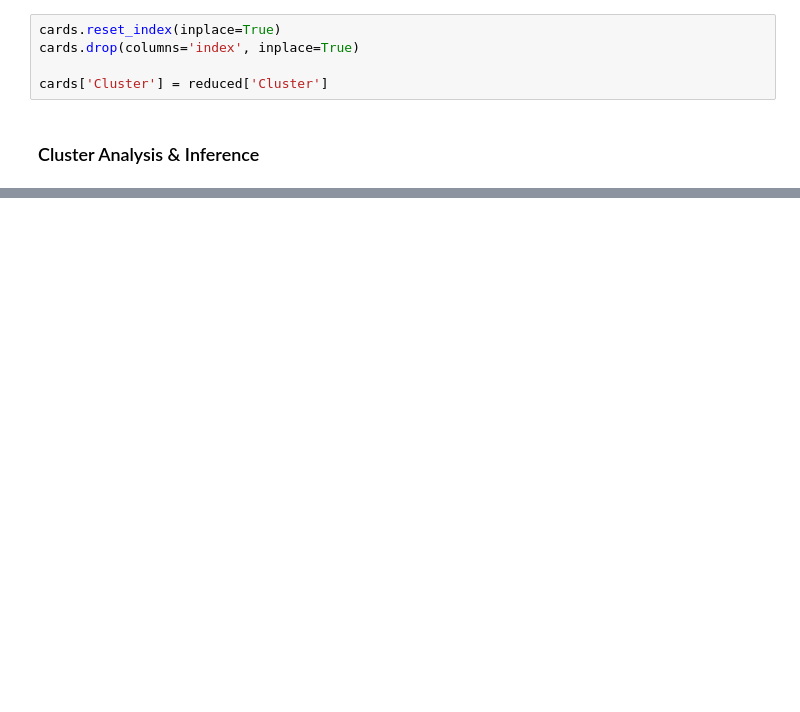
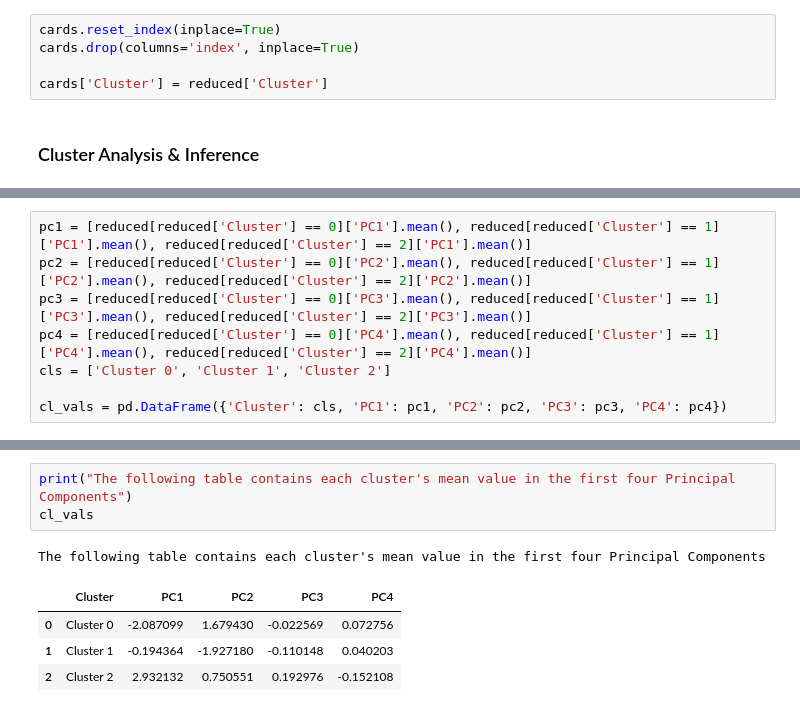
Before and after one commit to Kamsi01/customer-segmentation, a Jupyter notebook: customer segmentation.ipynb, the cells around one changed output, grey strips where cells are left out. Drawn from its saved outputs; the diff is of its cells as text; blank space fills up the shorter version.

```diff
--- a/customer segmentation.ipynb
+++ b/customer segmentation.ipynb
@@ -672,0 +723,8 @@ At this point, all we've done is determine that there are three groups of custom
+# %%
+pc1 = [reduced[reduced['Cluster'] == 0]['PC1'].mean(), reduced[reduced['Cluster'] == 1]['PC1'].mean(), reduced[reduced['Cluster'] == 2]['PC1'].mean()]
+pc2 = [reduced[reduced['Cluster'] == 0]['PC2'].mean(), reduced[reduced['Cluster'] == 1]['PC2'].mean(), reduced[reduced['Cluster'] == 2]['PC2'].mean()]
+pc3 = [reduced[reduced['Cluster'] == 0]['PC3'].mean(), reduced[reduced['Cluster'] == 1]['PC3'].mean(), reduced[reduced['Cluster'] == 2]['PC3'].mean()]
+pc4 = [reduced[reduced['Cluster'] == 0]['PC4'].mean(), reduced[reduced['Cluster'] == 1]['PC4'].mean(), reduced[reduced['Cluster'] == 2]['PC4'].mean()]
+cls = ['Cluster 0', 'Cluster 1', 'Cluster 2']
+
+cl_vals = pd.DataFrame({'Cluster': cls, 'PC1': pc1, 'PC2': pc2, 'PC3': pc3, 'PC4': pc4})
@@ -672,0 +742,9 @@ At this point, all we've done is determine that there are three groups of custom
+# %%
+print("The following table contains each cluster's mean value in the first four Principal Components")
+cl_vals
+# %% [output]
+The following table contains each cluster's mean value in the first four Principal Components
+|  | Cluster | PC1 | PC2 | PC3 | PC4 |
+| 0 | Cluster 0 | -2.087099 | 1.679430 | -0.022569 | 0.072756 |
+| 1 | Cluster 1 | -0.194364 | -1.927180 | -0.110148 | 0.040203 |
+| 2 | Cluster 2 | 2.932132 | 0.750551 | 0.192976 | -0.152108 |
```
Also changed, not shown: parts of 24 cells of this notebook.
